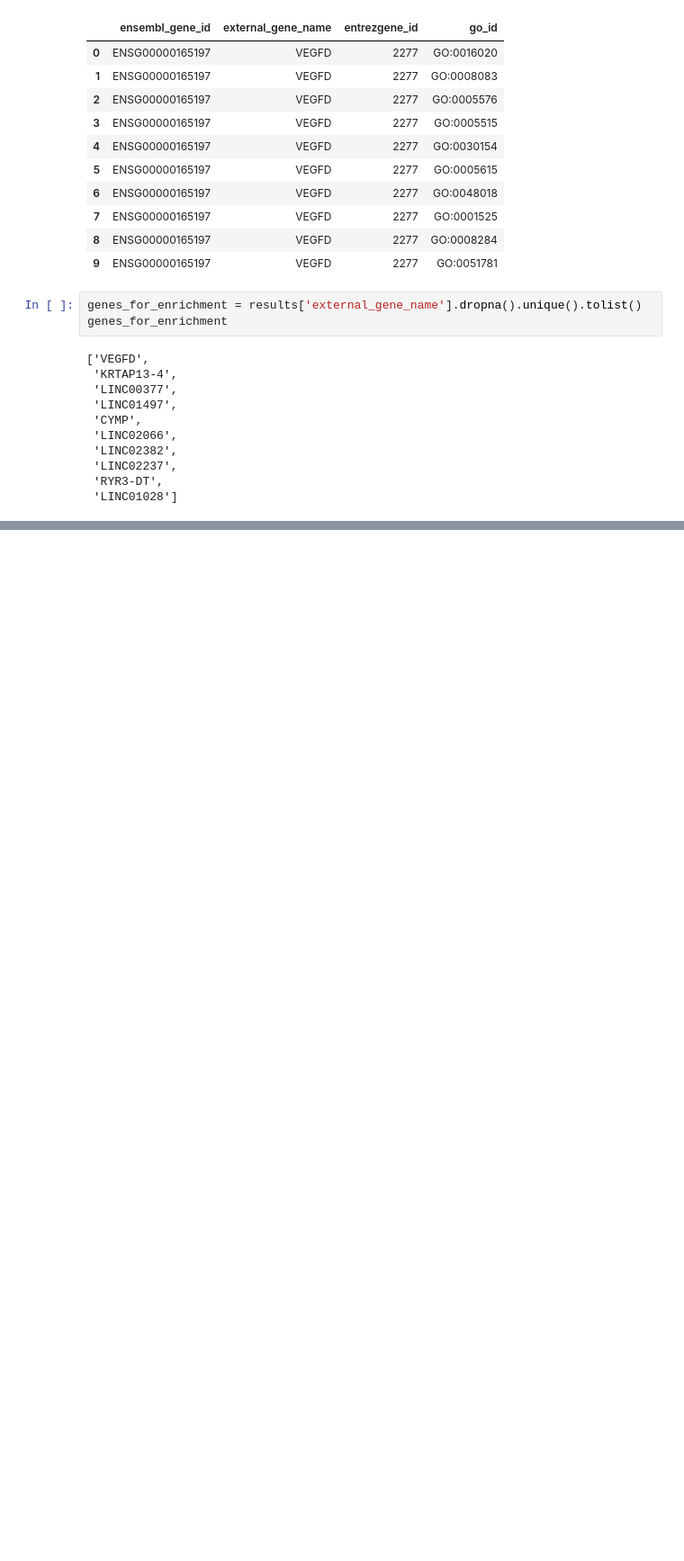
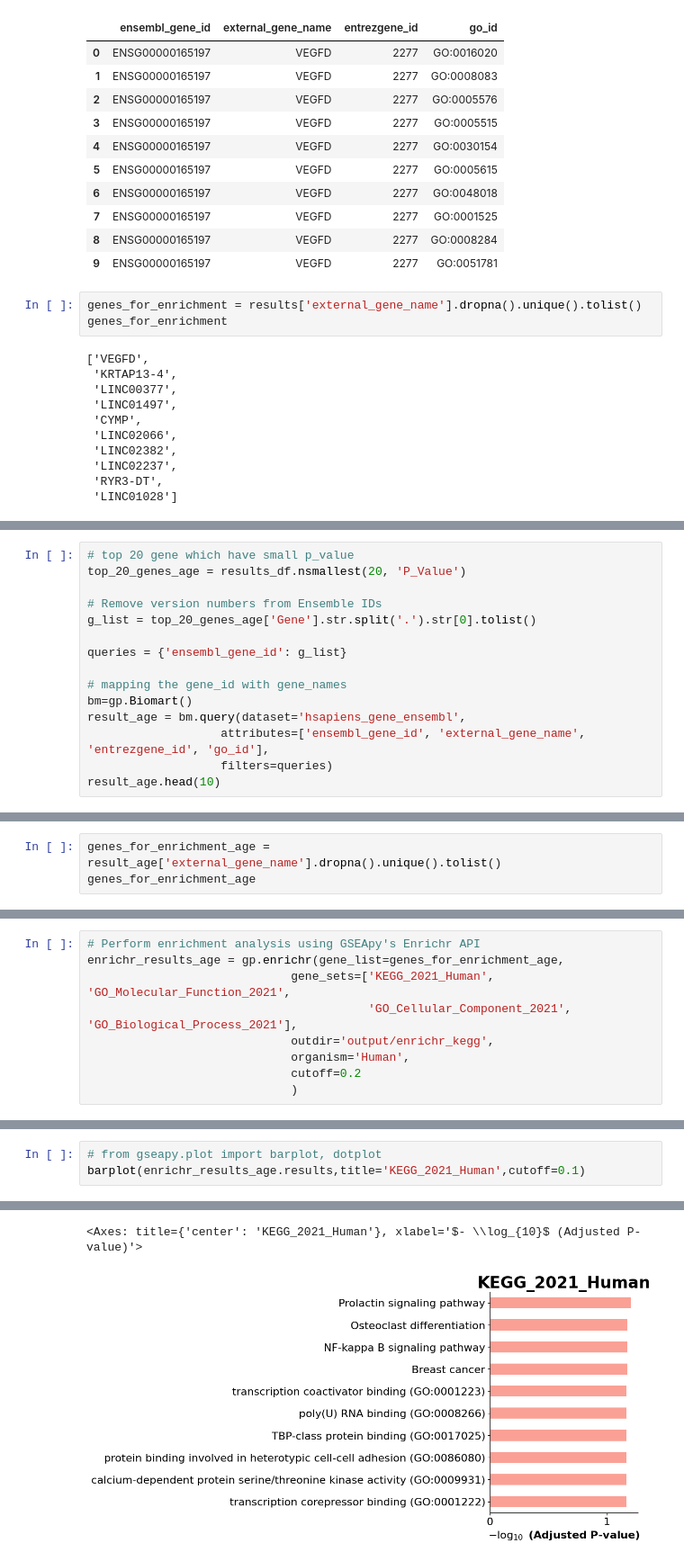
Before and after one commit to aajusah98/intro-bio-life-science-project, a Jupyter notebook: intro-bio-life-science-project-report.ipynb, the cells around one changed output, grey strips where cells are left out. Shown at 90% size. Cells and saved outputs as stored; diff of their text form; blank space fills up the shorter version.

```diff
--- a/intro-bio-life-science-project-report.ipynb
+++ b/intro-bio-life-science-project-report.ipynb
@@ -609,0 +734,15 @@ For example, when doing 'df[col].method(value, inplace=True)', try using 'df.met
+# %%
+# top 20 gene which have small p_value
+top_20_genes_age = results_df.nsmallest(20, 'P_Value')
+
+# Remove version numbers from Ensemble IDs
+g_list = top_20_genes_age['Gene'].str.split('.').str[0].tolist()
+
+queries = {'ensembl_gene_id': g_list}
+
+# mapping the gene_id with gene_names
+bm=gp.Biomart()
+result_age = bm.query(dataset='hsapiens_gene_ensembl',
+                   attributes=['ensembl_gene_id', 'external_gene_name', 'entrezgene_id', 'go_id'],
+                   filters=queries)
+result_age.head(10)
@@ -609,0 +761,3 @@ For example, when doing 'df[col].method(value, inplace=True)', try using 'df.met
+# %%
+genes_for_enrichment_age = result_age['external_gene_name'].dropna().unique().tolist()
+genes_for_enrichment_age
@@ -609,0 +783,9 @@ For example, when doing 'df[col].method(value, inplace=True)', try using 'df.met
+# %%
+# Perform enrichment analysis using GSEApy's Enrichr API
+enrichr_results_age = gp.enrichr(gene_list=genes_for_enrichment_age,
+                             gene_sets=['KEGG_2021_Human', 'GO_Molecular_Function_2021',
+                                        'GO_Cellular_Component_2021', 'GO_Biological_Process_2021'],
+                             outdir='output/enrichr_kegg',
+                             organism='Human',
+                             cutoff=0.2
+                             )
@@ -609,0 +819,4 @@ For example, when doing 'df[col].method(value, inplace=True)', try using 'df.met
+# %%
+# from gseapy.plot import barplot, dotplot
+barplot(enrichr_results_age.results,title='KEGG_2021_Human',cutoff=0.1)
+# %% [output]
@@ -609,0 +829,2 @@ For example, when doing 'df[col].method(value, inplace=True)', try using 'df.met
+<Axes: title={'center': 'KEGG_2021_Human'}, xlabel='$- \\log_{10}$ (Adjusted P-value)'>
+[figure, added]
```
Also changed, not shown: parts of 18 cells of this notebook.
